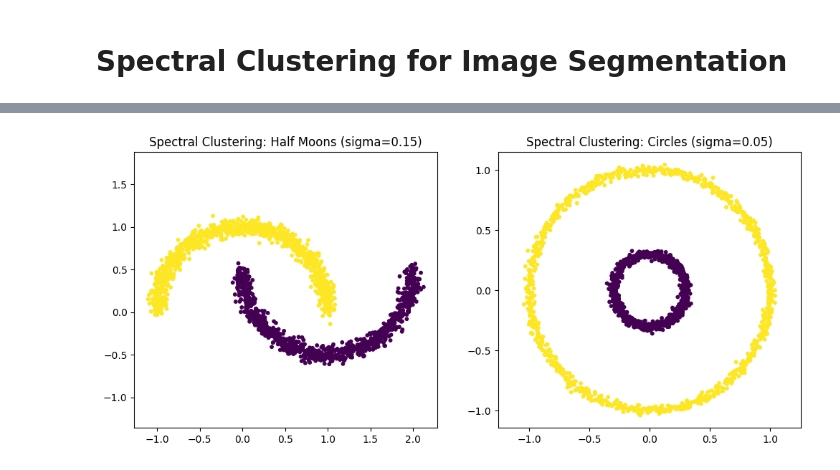
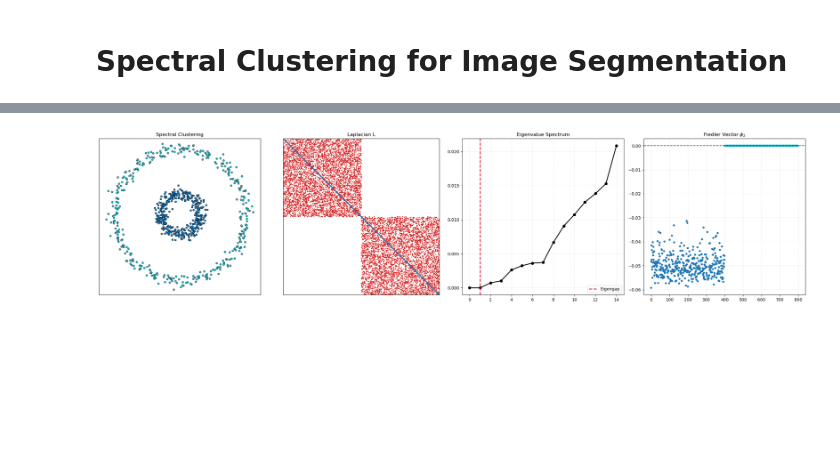
Before and after one commit to giorgiozoccatelli/ComputationalLinearAlgebra, a Jupyter notebook: SpectralClustering/SpectralClustering.ipynb, the cells around one changed output, grey strips where cells are left out. Cells and saved outputs as stored; diff of their text form; code cells hidden in the pictures; blank space fills up the shorter version.

```diff
--- a/SpectralClustering/SpectralClustering.ipynb
+++ b/SpectralClustering/SpectralClustering.ipynb
@@ -45,42 +50,85 @@ plt.show()
 # %%
-def spectral_clustering_dense(X, n_clusters, sigma=0.5):
+def spectral_clustering_dense(X, n_clusters=2, k_nn=10, plot_results=True):
     N = X.shape[0]
 
-    dists = pairwise_distances(X, metric='euclidean')
-    W = np.exp(- (dists ** 2) / (2 * sigma ** 2))
-    np.fill_diagonal(W, 0) # Rimuoviamo self-loops
+    # 1. Costruzione Grafo (Kernel Adattivo KNN)
+    dists = pairwise_distances(X)
+    nbrs = NearestNeighbors(n_neighbors=k_nn + 1).fit(X)
+    distances, indices = nbrs.kneighbors(X)
+    sigma = np.median(distances[:, 1:], axis=1)
 
+    W = np.exp(-(dists ** 2) / (sigma[:, None] * sigma[None, :]))
+    W_knn = np.zeros_like(W)
+    for i in range(N):
+        W_knn[i, indices[i]] = W[i, indices[i]]
+
+    W = np.maximum(W_knn, W_knn.T)
+    np.fill_diagonal(W, 0)
+
+    # 2. Laplaciano Normalizzato
     d = np.sum(W, axis=1)
-    d_inv_sqrt = np.power(d, -0.5)
-    d_inv_sqrt[np.isinf(d_inv_sqrt)] = 0
+    d_inv_sqrt = np.zeros_like(d)
+    d_inv_sqrt[d > 0] = 1.0 / np.sqrt(d[d > 0])
     D_inv_sqrt = np.diag(d_inv_sqrt)
+    L = np.eye(N) - D_inv_sqrt @ W @ D_inv_sqrt
 
-    I = np.eye(N)
-    L_sym = I - D_inv_sqrt @ W @ D_inv_sqrt
+    # 3. Decomposizione Spettrale
+    eigenvals, eigenvecs = np.linalg.eigh(L)
+    idx = np.argsort(eigenvals)
+    eigenvals = eigenvals[idx]
+    eigenvecs = eigenvecs[:, idx]
 
-    eigenvals, eigenvecs = np.linalg.eigh(L_sym)
+    # 4. Clustering (Ng-Jordan-Weiss)
     U = eigenvecs[:, :n_clusters]
+    U_norm = U / np.linalg.norm(U, axis=1, keepdims=True)
+    labels = KMeans(n_clusters=n_clusters, random_state=42, n_init=10).fit_predict(U_norm)
 
-    rows_norm = np.linalg.norm(U, axis=1, keepdims=True)
-    rows_norm[rows_norm == 0] = 1
-    U_normalized = U / rows_norm
+    if plot_results:
+        sort_idx = np.argsort(labels)
+        fiedler_vec = eigenvecs[:, 1]
+        L_sorted = L[sort_idx][:, sort_idx]
 
-    kmeans = KMeans(n_clusters=n_clusters, random_state=42)
-    labels = kmeans.fit_predict(U_normalized)
+        fig, axes = plt.subplots(1, 4, figsize=(24, 6))
+
+        axes[0].scatter(X[:, 0], X[:, 1], c=labels, cmap='tab10', s=20, edgecolors='k', linewidth=0.5)
+        axes[0].set_title("Spectral Clustering")
+        axes[0].set_xticks([]); axes[0].set_yticks([])
+        axes[0].axis('equal')
+
+        rows_L, cols_L = np.where(np.abs(L_sorted) > 0)
+        vals_L = L_sorted[rows_L, cols_L]
+
+        colors_L = ['#d62728' if v < 0 else '#1f77b4' for v in vals_L]
+
+        axes[1].scatter(cols_L, rows_L, c=colors_L, s=1.5, marker='s')
+        axes[1].set_xlim(0, N); axes[1].set_ylim(N, 0)
+        axes[1].set_aspect('equal')
+        axes[1].set_title("Laplacian L")
+        axes[1].set_xticks([]); axes[1].set_yticks([])
+
+        axes[2].plot(eigenvals[:15], 'o-', color='black', linewidth=2, markersize=6)
+        axes[2].axvline(x=n_clusters-1, color='crimson', linestyle='--', linewidth=2, label='Eigengap')
+        axes[2].set_title("Eigenvalue Spectrum")
+        axes[2].grid(True, alpha=0.3, linestyle='--')
+        axes[2].legend()
+
+        axes[3].scatter(range(N), fiedler_vec[sort_idx], c=labels[sort_idx], cmap='tab10', s=15)
+        axes[3].axhline(y=0, color='k', ls='--', alpha=0.7)
+        axes[3].set_title("Fiedler Vector $\phi_2$")
+        axes[3].grid(True, alpha=0.3, linestyle='--')
+
+        plt.tight_layout()
+        plt.show()
 
     return labels
 
+scaler = StandardScaler()
+X_moons_std = scaler.fit_transform(X_moons)
+X_circles_std = scaler.fit_transform(X_circles)
 
-labels_sc_moons = spectral_clustering_dense(X_moons, n_clusters=2, sigma=0.15)
-labels_sc_circles = spectral_clustering_dense(X_circles, n_clusters=2, sigma=0.05)
+print("--- Dataset: Circles ---")
+_ = spectral_clustering_dense(X_circles_std, n_clusters=2, k_nn=10)
 
-plt.figure(figsize=(12, 5))
-
-plt.subplot(1, 2, 1)
-plot_clusters(X_moons, labels_sc_moons, "Spectral Clustering: Half Moons (sigma=0.15)")
-
-plt.subplot(1, 2, 2)
-plot_clusters(X_circles, labels_sc_circles, "Spectral Clustering: Circles (sigma=0.05)")
-
-plt.show()
+print("--- Dataset: Moons ---")
+_ = spectral_clustering_dense(X_moons_std, n_clusters=2, k_nn=10)
 # %% [output]
@@ -87 +136 @@ plt.show()
-[figure, old version]
+[figure, new version]
```
Also changed, not shown: parts of 6 cells of this notebook.
